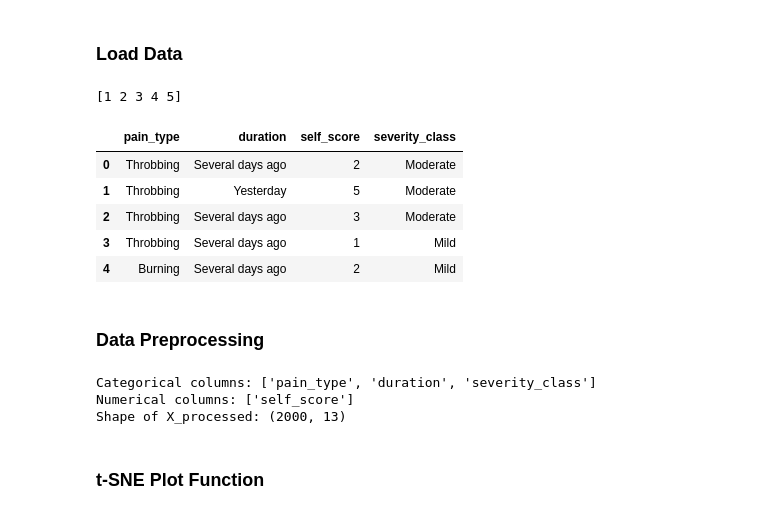
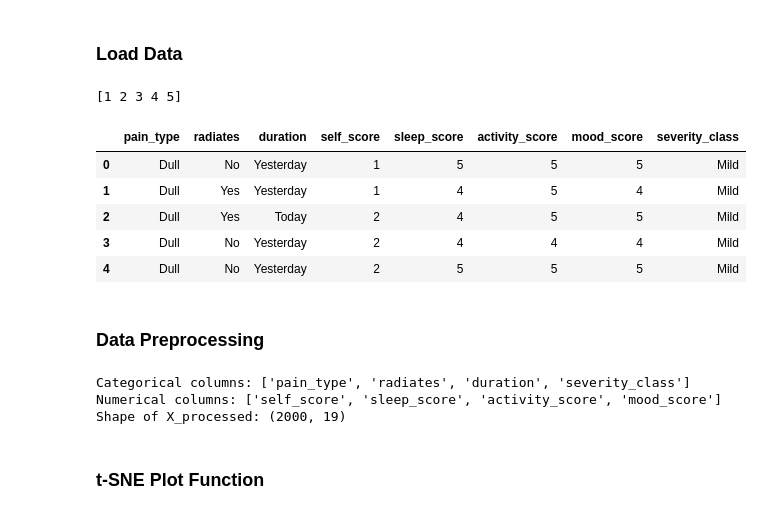
Before and after one commit to wen15th/dti5125-dialogflow-fastapi-webhook, a Jupyter notebook: app/notebooks/clustering.ipynb, the cells around one changed output. Saved outputs shown, nothing was run; the diff lists cells and outputs as text; code cells hidden in the pictures.

```diff
--- a/app/notebooks/clustering.ipynb
+++ b/app/notebooks/clustering.ipynb
@@ -19,23 +19,19 @@ import seaborn as sns
 # %%
 # Load dataset
 df = pd.read_csv("../data/synthetic_users_dataset_2000.csv")
 # df = pd.read_csv("synthetic_users_dataset_updated.csv")
-X = df.drop(columns=[
-    "severity_score",
-    "pain_location",
-    "radiates",
-  ])
+X = df.drop(columns=["severity_score"])
 y_true = df["severity_score"].values
 print(np.unique(y_true))
 X.head()
 # %% [output]
 [1 2 3 4 5]
-|  | pain_type | duration | self_score | severity_class |
-| 0 | Throbbing | Several days ago | 2 | Moderate |
-| 1 | Throbbing | Yesterday | 5 | Moderate |
-| 2 | Throbbing | Several days ago | 3 | Moderate |
-| 3 | Throbbing | Several days ago | 1 | Mild |
-| 4 | Burning | Several days ago | 2 | Mild |
+|  | pain_type | radiates | duration | self_score | sleep_score | activity_score | mood_score | severity_class |
+| 0 | Dull | No | Yesterday | 1 | 5 | 5 | 5 | Mild |
+| 1 | Dull | Yes | Yesterday | 1 | 4 | 5 | 4 | Mild |
+| 2 | Dull | Yes | Today | 2 | 4 | 5 | 5 | Mild |
+| 3 | Dull | No | Yesterday | 2 | 4 | 4 | 4 | Mild |
+| 4 | Dull | No | Yesterday | 2 | 5 | 5 | 5 | Mild |
 # %% [markdown]
 ### Data Preprocessing
 # %%
@@ -63,9 +59,9 @@ print(f"Shape of X_processed: {X_processed.shape}")
 le = LabelEncoder()
 y_true_encoded = le.fit_transform(y_true)  # maps 1→0, 2→1, ..., 5→4
 # %% [output]
-Categorical columns: ['pain_type', 'duration', 'severity_class']
-Numerical columns: ['self_score']
-Shape of X_processed: (2000, 13)
+Categorical columns: ['pain_type', 'radiates', 'duration', 'severity_class']
+Numerical columns: ['self_score', 'sleep_score', 'activity_score', 'mood_score']
+Shape of X_processed: (2000, 19)
 # %% [markdown]
 ### t-SNE Plot Function
 # %%
```
Also changed, not shown: parts of 3 cells of this notebook, 4 other files.
